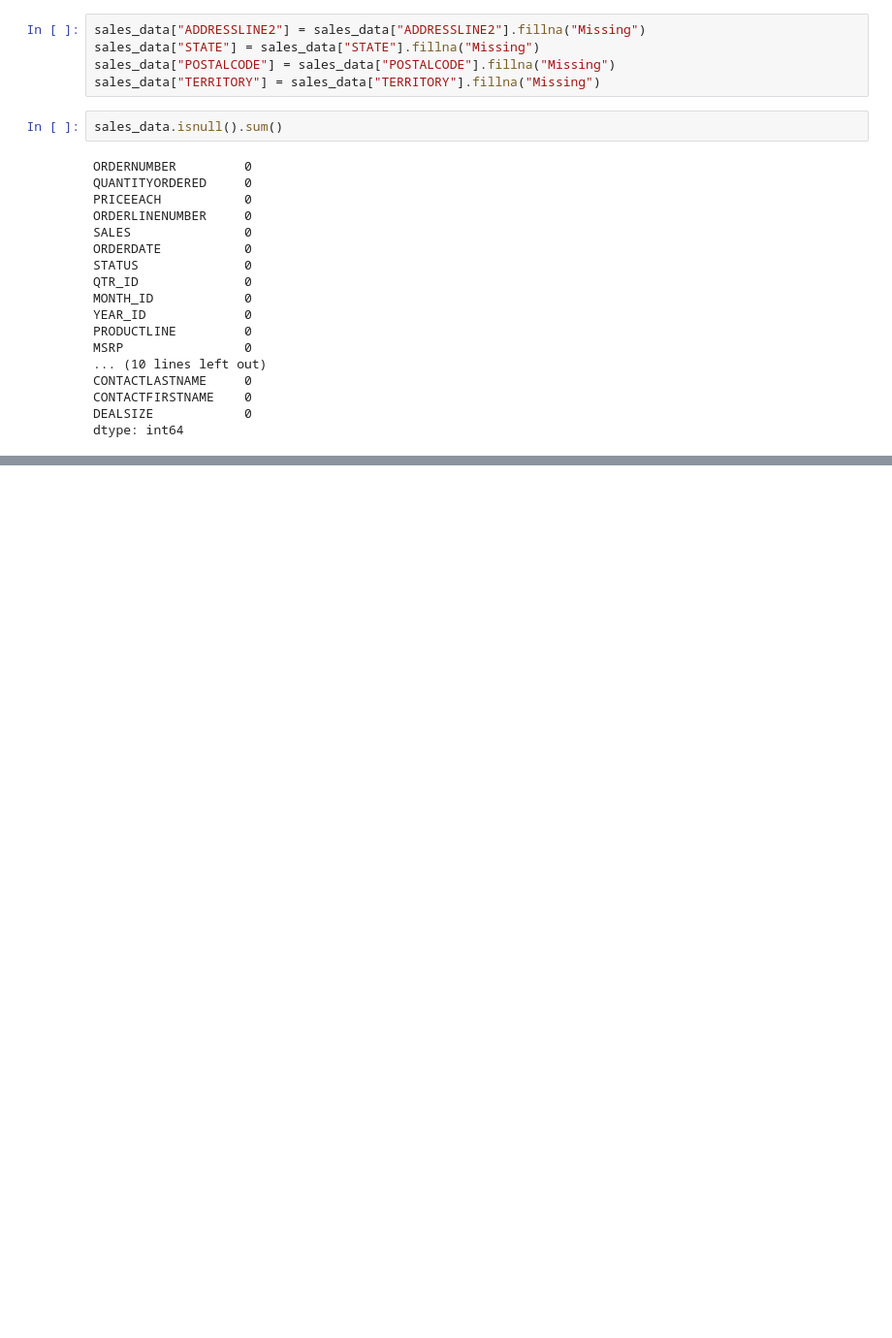
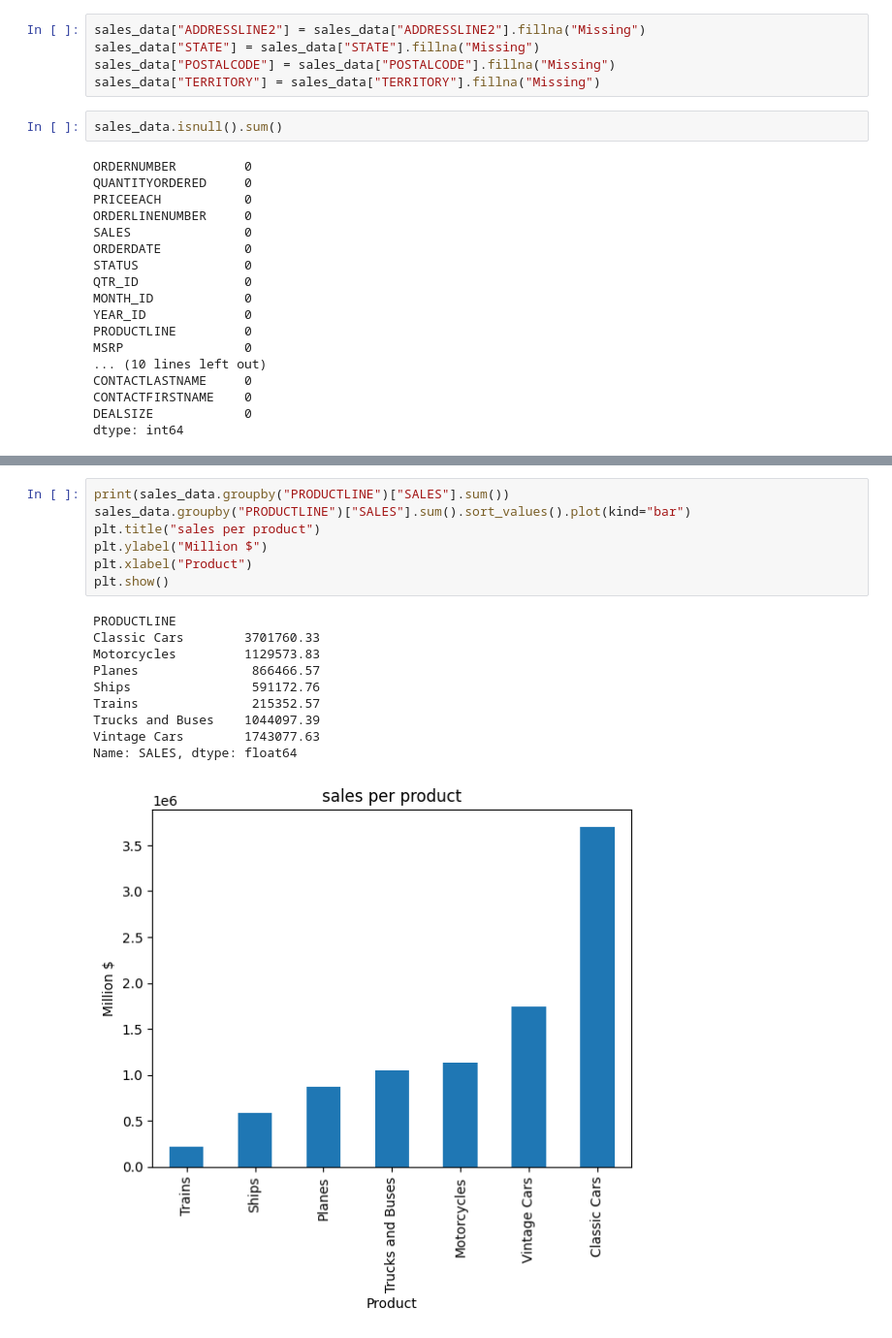
Before and after one commit to avaneesh0/sales_analysis_dashboard_python, a Jupyter notebook: notebooks/01_explore.ipynb, the cells around one changed output, grey strips where cells are left out. Shown at 97% size. Drawn from its saved outputs; the diff is of its cells as text; blank space fills up the shorter version.

```diff
--- a/notebooks/01_explore.ipynb
+++ b/notebooks/01_explore.ipynb
@@ -87,0 +145,18 @@ dtype: int64
+# %%
+print(sales_data.groupby("PRODUCTLINE")["SALES"].sum())
+sales_data.groupby("PRODUCTLINE")["SALES"].sum().sort_values().plot(kind="bar")
+plt.title("sales per product")
+plt.ylabel("Million $")
+plt.xlabel("Product")
+plt.show()
+# %% [output]
+PRODUCTLINE
+Classic Cars        3701760.33
+Motorcycles         1129573.83
+Planes               866466.57
+Ships                591172.76
+Trains               215352.57
+Trucks and Buses    1044097.39
+Vintage Cars        1743077.63
+Name: SALES, dtype: float64
+[figure, added]
```
Also changed, not shown: parts of 8 cells of this notebook, 9 other files.
